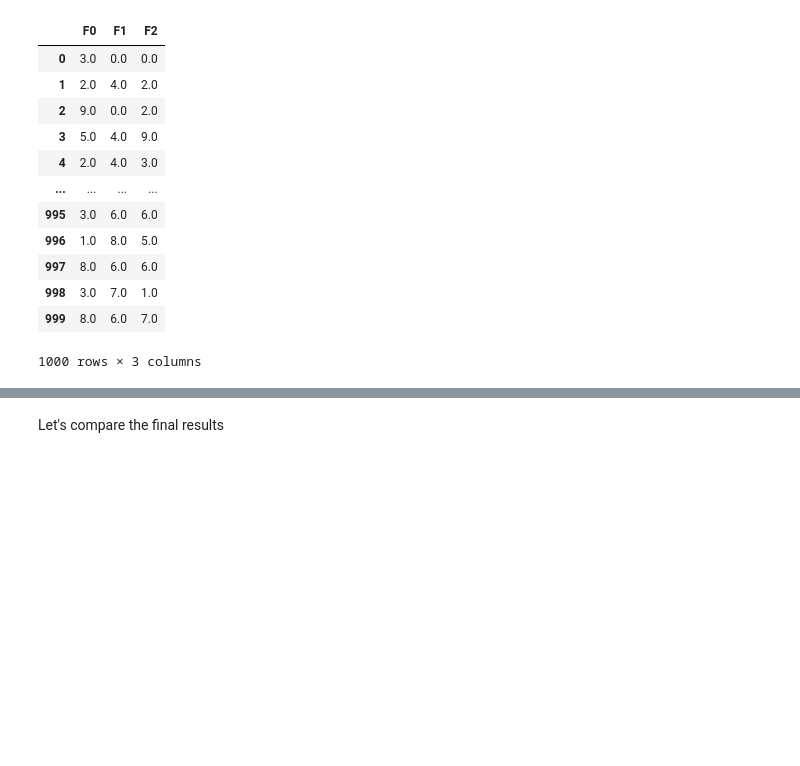
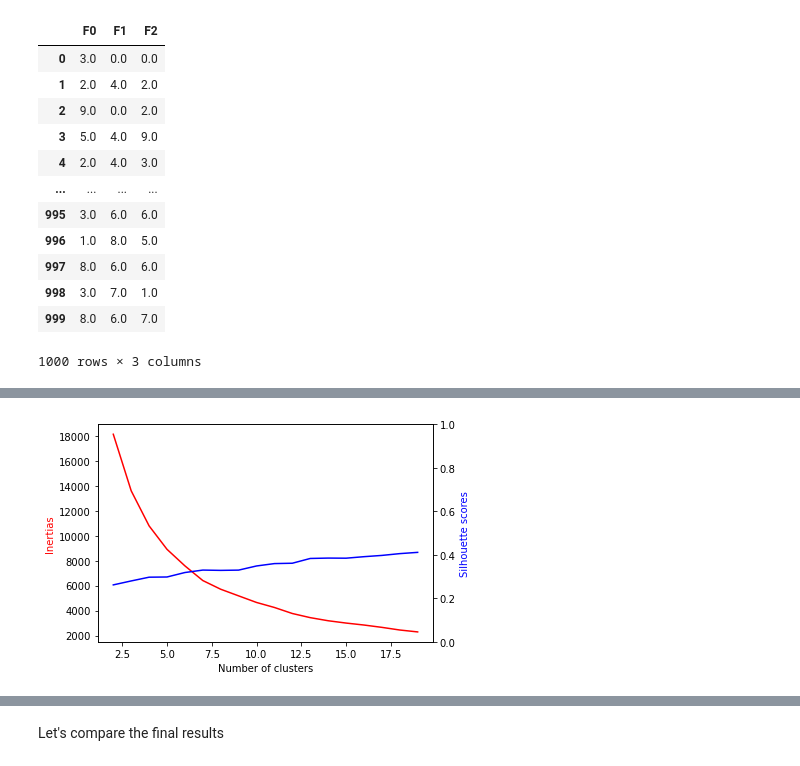
Before and after one commit to AngeloGalav/MachineLearningNotes, a Jupyter notebook: Exams/2021/2021-02-17/angelo.galavotti.ipynb, the cells around one changed output, grey strips where cells are left out. Saved outputs shown, nothing was run; the diff lists cells and outputs as text; code cells hidden in the pictures; blank space fills up the shorter version.

Commit message:
Updated a lab result, updated some templates

```diff
--- a/Exams/2021/2021-02-17/angelo.galavotti.ipynb
+++ b/Exams/2021/2021-02-17/angelo.galavotti.ipynb
@@ -32,8 +32,8 @@ from sklearn.preprocessing import OrdinalEncoder
 oe = OrdinalEncoder(dtype=float)
 df0 = oe.fit_transform(df)
 
-df_ = pd.DataFrame(data=df0, columns=df.columns)
-df_
+df = pd.DataFrame(data=df0, columns=df.columns)
+df
 # %% [output]
 |  | F0 | F1 | F2 |
 | 0 | 3.0 | 0.0 | 0.0 |
@@ -56,0 +53,15 @@ size_deviation_index = np.sqrt(np.unique(y, return_counts= True)[1].var())/n_clu
+# %%
+from sklearn.cluster import KMeans
+from sklearn.metrics import silhouette_score
+
+k_range = list(range(2,20)) # set the range of k values to test
+results = []
+
+for k_ in k_range :
+    estimator = KMeans(n_clusters=k_)
+    y_pred = estimator.fit_predict(df)
+    size_deviation_indedf = np.sqrt(np.unique(y_pred, return_counts=True)[1].var())/k_
+    results.append([k_, silhouette_score(df, y_pred), estimator.inertia_, size_deviation_indedf])
+
+results = pd.DataFrame(data=results, columns=['n_clusters', 'sil_score', 'inertia', 'sdi'])
+results.sort_values(by='inertia', ascending=False)
@@ -56,0 +86,14 @@ size_deviation_index = np.sqrt(np.unique(y, return_counts= True)[1].var())/n_clu
+# %%
+fig, ax = plt.subplots()
+ax.plot(k_range, results['inertia'], color='red')
+ax.set_xlabel('Number of clusters')
+ax.set_ylabel('Inertias', color='red')
+
+ax2 = ax.twinx()
+ax2.plot(k_range, results['sil_score'], color='blue')
+ax2.set_ylabel('Silhouette scores', color='blue')
+ax2.set_ylim(0, 1)
+
+plt.show()
+# %% [output]
+[figure, added]
```
Also changed, not shown: parts of 6 cells of this notebook, 2 other files.
